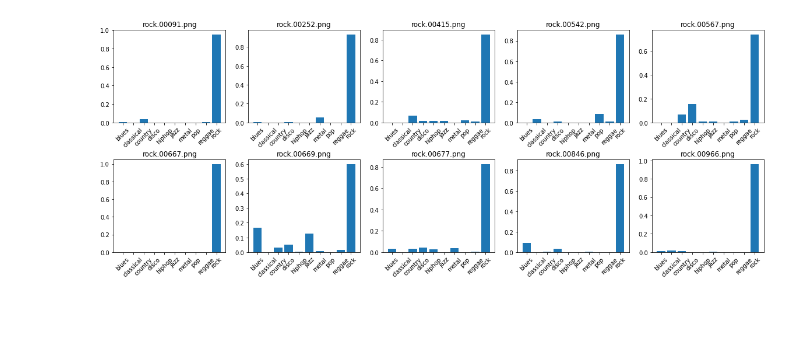
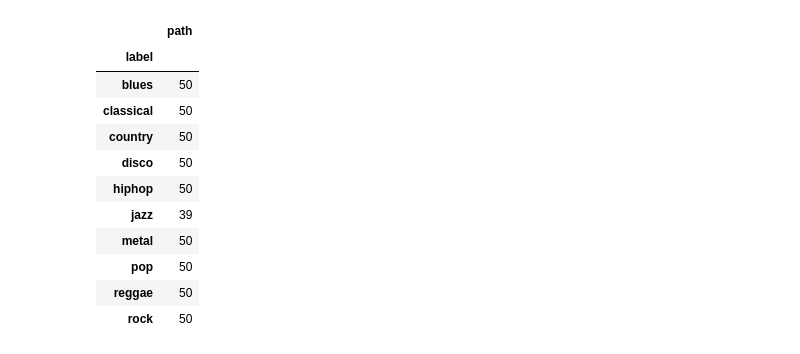
Before and after one commit to 3N4N/mlproj, a Jupyter notebook: music-genre-classification.ipynb, the cells around one changed output. Cells and saved outputs as stored; diff of their text form; code cells hidden in the pictures; blank space fills up the shorter version.

```diff
--- a/music-genre-classification.ipynb
+++ b/music-genre-classification.ipynb
@@ -19,6 +20,8 @@ melspec_path = f'{features_path}/melspecs_3sec'
 test_dir = f'{dataset_path}/test1'
 # %%
 genres = 'blues classical country disco hiphop jazz metal pop reggae rock'.split()
+# %%
+ignorefiles = ['jazz.00054.wav']
 # %%
 target_size = (288, 432)
 # target_size = (640,480)
@@ -86,22 +85,0 @@ filename = 'metal/metal.00362.png'
-# %%
-test_dir = f'{dataset_path}/test'
-g = 'rock'
-
-fig,ax = plt.subplots(2,5,figsize=(20,7))
-
-for i, filename in enumerate(os.listdir(f'{test_dir}/{g}')):
-    _r = i // 5
-    _c = i % 5
-
-    image_data = load_img(f'{test_dir}/{g}/{filename}',color_mode='rgba',target_size=target_size)
-    class_label, prediction = predict(model, image_data, target_size, 10)
-
-    ax[_r][_c].bar(x=genres,height=prediction)
-    ax[_r][_c].tick_params('x', labelrotation=45)
-    ax[_r][_c].set_title(f'{filename}')
-    plt.subplots_adjust(hspace = 0.4)
-
-
-plt.show()
-# %% [output]
-[figure, removed]
@@ -107,0 +91,36 @@ plt.show()
+# %%
+data = []
+
+for path in Path(f'{dataset_path}/test').glob("**/*.png"):
+    if sys.platform == 'win32':
+        pathsep = '\\'
+    else:
+        pathsep = '/'
+
+    label = str(path).split(pathsep)[-2]
+    name = str(path).split(pathsep)[-1]
+
+    if name in ignorefiles:
+        continue
+
+    data.append({
+        # "name": name,
+        "path": path,
+        "label": label
+    })
+# %%
+df = pd.DataFrame(data)
+df.groupby("label").count()[["path"]]
+# %% [output]
+|  | path |
+| label |  |
+| blues | 50 |
+| classical | 50 |
+| country | 50 |
+| disco | 50 |
+| hiphop | 50 |
+| jazz | 39 |
+| metal | 50 |
+| pop | 50 |
+| reggae | 50 |
+| rock | 50 |
```
Also changed, not shown: parts of 15 cells of this notebook, 5 other files.
